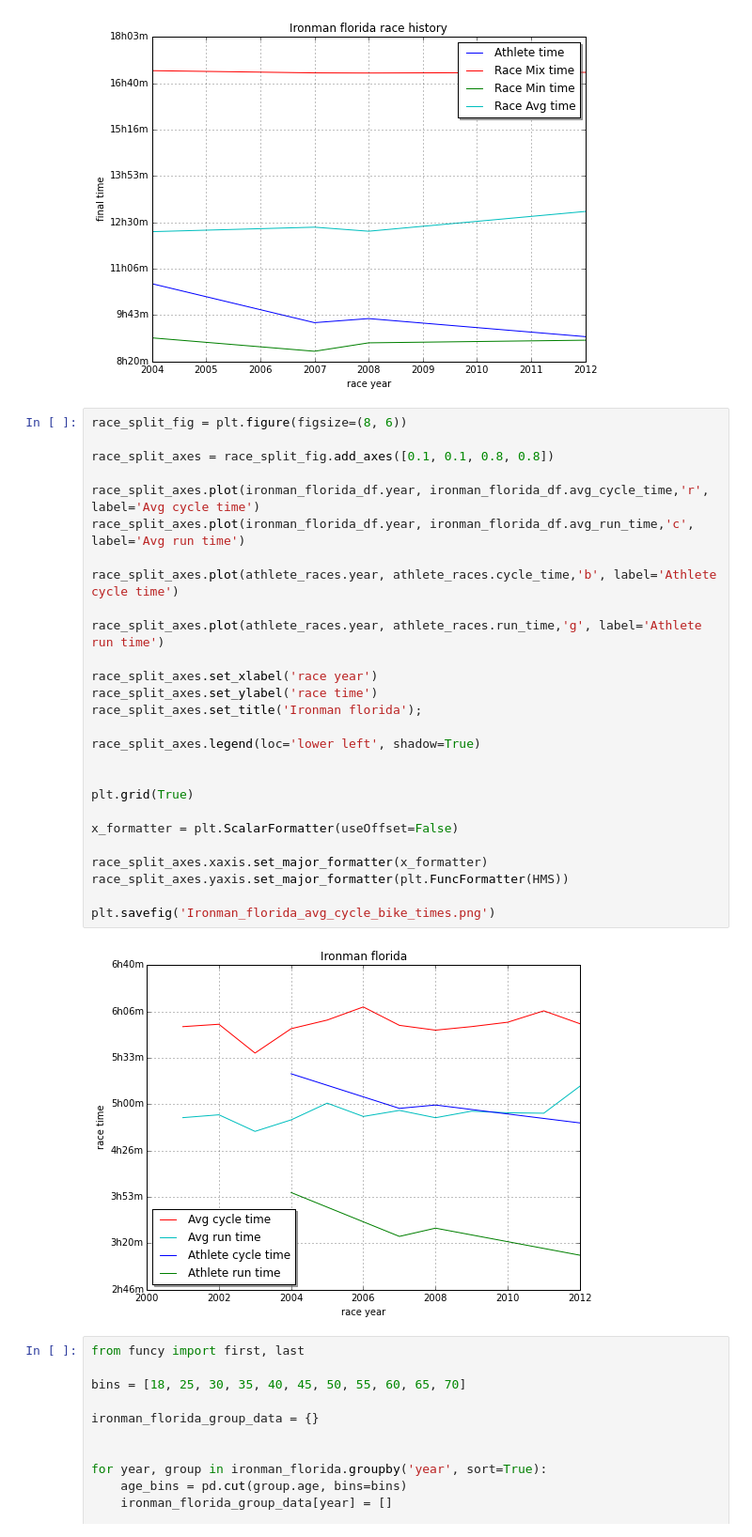
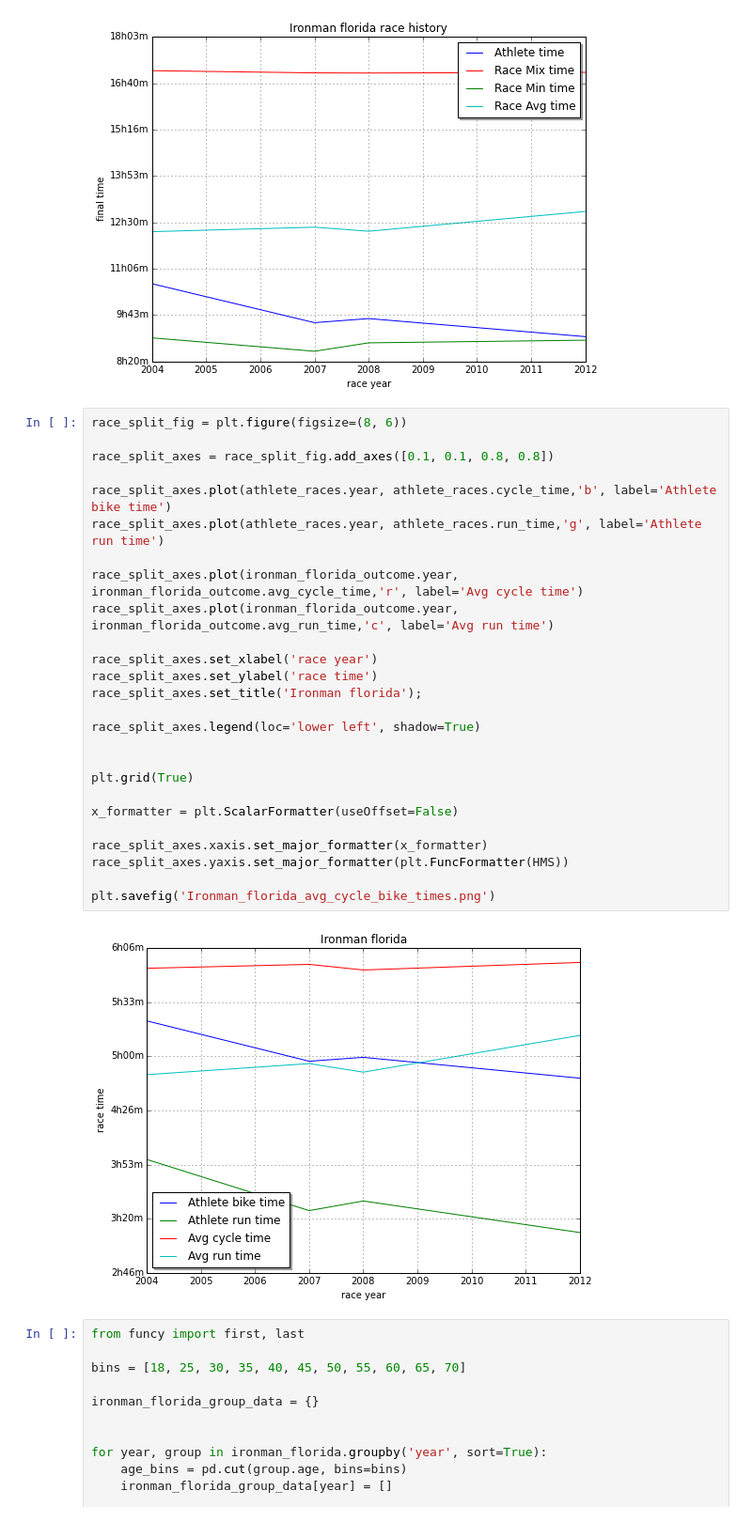
Before and after one commit to cabhishek/datascience, a Jupyter notebook: Data-viz.ipynb, the cells around one changed output. Shown: that part at 94% size. Saved outputs shown, nothing was run; the diff lists cells and outputs as text.

Commit message:
Tweak graphs

```diff
--- a/Data-viz.ipynb
+++ b/Data-viz.ipynb
@@ -80,32 +80,31 @@ plt.savefig('Ironman_florida_race_history.png')
 # %%
 race_split_fig = plt.figure(figsize=(8, 6))
 
 race_split_axes = race_split_fig.add_axes([0.1, 0.1, 0.8, 0.8])
 
-race_split_axes.plot(ironman_florida_df.year, ironman_florida_df.avg_cycle_time,'r', label='Avg cycle time')
-race_split_axes.plot(ironman_florida_df.year, ironman_florida_df.avg_run_time,'c', label='Avg run time')
+race_split_axes.plot(athlete_races.year, athlete_races.cycle_time,'b', label='Athlete bike time')
+race_split_axes.plot(athlete_races.year, athlete_races.run_time,'g', label='Athlete run time')
 
-race_split_axes.plot(athlete_races.year, athlete_races.cycle_time,'b', label='Athlete cycle time')
-
-race_split_axes.plot(athlete_races.year, athlete_races.run_time,'g', label='Athlete run time')
+race_split_axes.plot(ironman_florida_outcome.year, ironman_florida_outcome.avg_cycle_time,'r', label='Avg cycle time')
+race_split_axes.plot(ironman_florida_outcome.year, ironman_florida_outcome.avg_run_time,'c', label='Avg run time')
 
 race_split_axes.set_xlabel('race year')
 race_split_axes.set_ylabel('race time')
 race_split_axes.set_title('Ironman florida');
 
 race_split_axes.legend(loc='lower left', shadow=True)
 
 
 plt.grid(True)
 
 x_formatter = plt.ScalarFormatter(useOffset=False)
 
 race_split_axes.xaxis.set_major_formatter(x_formatter)
 race_split_axes.yaxis.set_major_formatter(plt.FuncFormatter(HMS))
 
 plt.savefig('Ironman_florida_avg_cycle_bike_times.png')
 # %% [output]
-[figure, old version]
+[figure, new version]
 # %%
 from funcy import first, last
 
```
Also changed, not shown: 2 other files.
